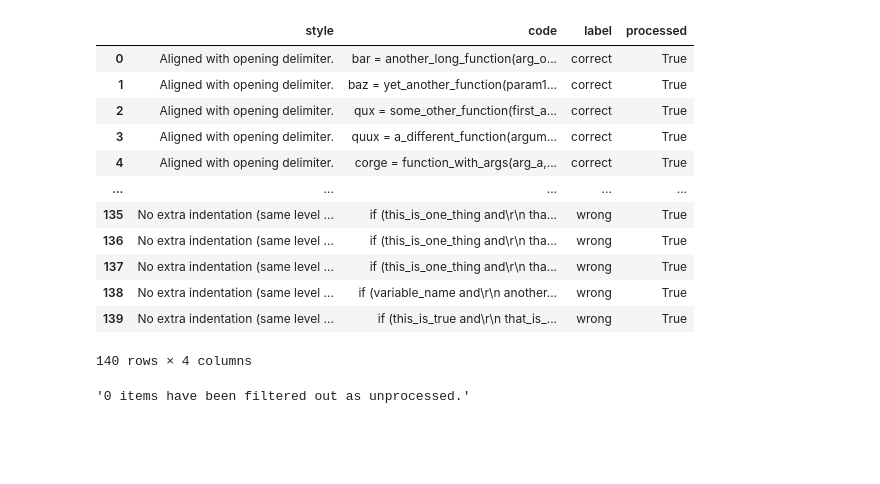
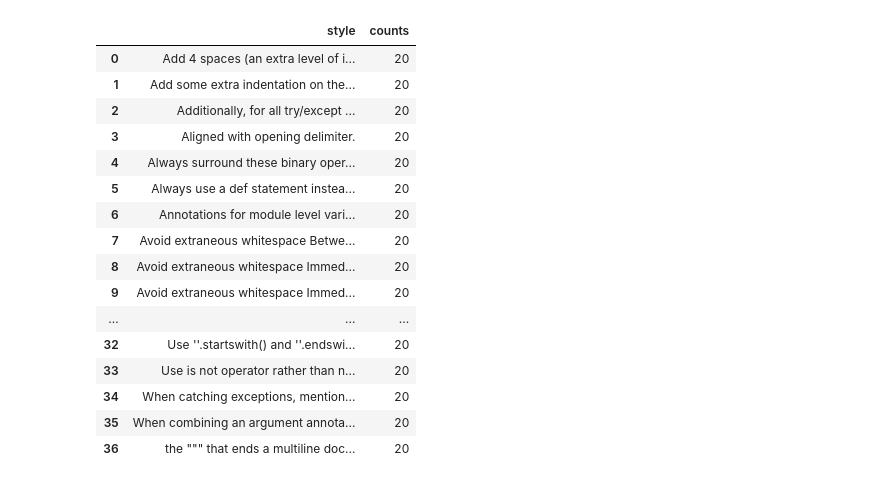
Before and after one commit to TarasKutsyk/Codestyle-Dataset-Generator, a Jupyter notebook: postprocess_result.ipynb, the cells around one changed output. Drawn from its saved outputs; the diff is of its cells as text; code cells hidden in the pictures; blank space fills up the shorter version.

```diff
--- a/postprocess_result.ipynb
+++ b/postprocess_result.ipynb
@@ -23,24 +22,0 @@ df
-# %%
-df_filtered = df[df['processed'] == True]
-df_filtered
-# %% [output]
-|  | style | code | label | processed |
-| 0 | Aligned with opening delimiter. | bar = another_long_function(arg_o... | correct | True |
-| 1 | Aligned with opening delimiter. | baz = yet_another_function(param1... | correct | True |
-| 2 | Aligned with opening delimiter. | qux = some_other_function(first_a... | correct | True |
-| 3 | Aligned with opening delimiter. | quux = a_different_function(argum... | correct | True |
-| 4 | Aligned with opening delimiter. | corge = function_with_args(arg_a,... | correct | True |
-| ... | ... | ... | ... | ... |
-| 135 | No extra indentation (same level ... | if (this_is_one_thing and\r\n tha... | wrong | True |
-| 136 | No extra indentation (same level ... | if (this_is_one_thing and\r\n tha... | wrong | True |
-| 137 | No extra indentation (same level ... | if (this_is_one_thing and\r\n tha... | wrong | True |
-| 138 | No extra indentation (same level ... | if (variable_name and\r\n another... | wrong | True |
-| 139 | No extra indentation (same level ... | if (this_is_true and\r\n that_is_... | wrong | True |
-140 rows × 4 columns
-# %%
-N = len(df.index)
-N_filtered = len(df_filtered.index)
-
-f'{N - N_filtered} items have been filtered out as unprocessed.'
-# %% [output]
-'0 items have been filtered out as unprocessed.'
@@ -48,0 +23,24 @@ df_filtered.to_csv(result_fname, mode='w', index=False, quoting=csv.QUOTE_ALL)
+# %%
+# Group by the "style" column and filter for those with more than 10 correct & incorrect samples
+grouped_df = df.groupby(['style']).filter(lambda x: True)
+# %%
+grouped_summary = grouped_df.groupby(['style']).size().reset_index(name='counts')
+grouped_summary
+# %% [output]
+|  | style | counts |
+| 0 | Add 4 spaces (an extra level of i... | 20 |
+| 1 | Add some extra indentation on the... | 20 |
+| 2 | Additionally, for all try/except ... | 20 |
+| 3 | Aligned with opening delimiter. | 20 |
+| 4 | Always surround these binary oper... | 20 |
+| 5 | Always use a def statement instea... | 20 |
+| 6 | Annotations for module level vari... | 20 |
+| 7 | Avoid extraneous whitespace Betwe... | 20 |
+| 8 | Avoid extraneous whitespace Immed... | 20 |
+| 9 | Avoid extraneous whitespace Immed... | 20 |
+| ... | ... | ... |
+| 32 | Use ''.startswith() and ''.endswi... | 20 |
+| 33 | Use is not operator rather than n... | 20 |
+| 34 | When catching exceptions, mention... | 20 |
+| 35 | When combining an argument annota... | 20 |
+| 36 | the """ that ends a multiline doc... | 20 |
```
Also changed, not shown: parts of 4 cells of this notebook, 12 other files.
